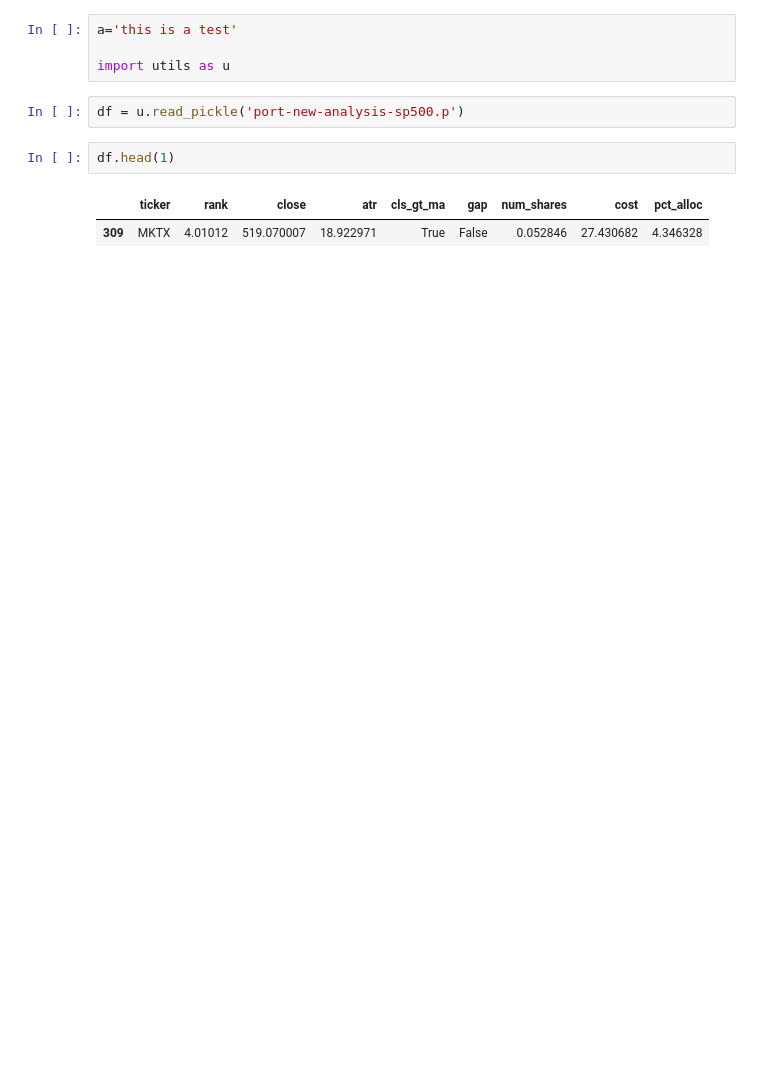
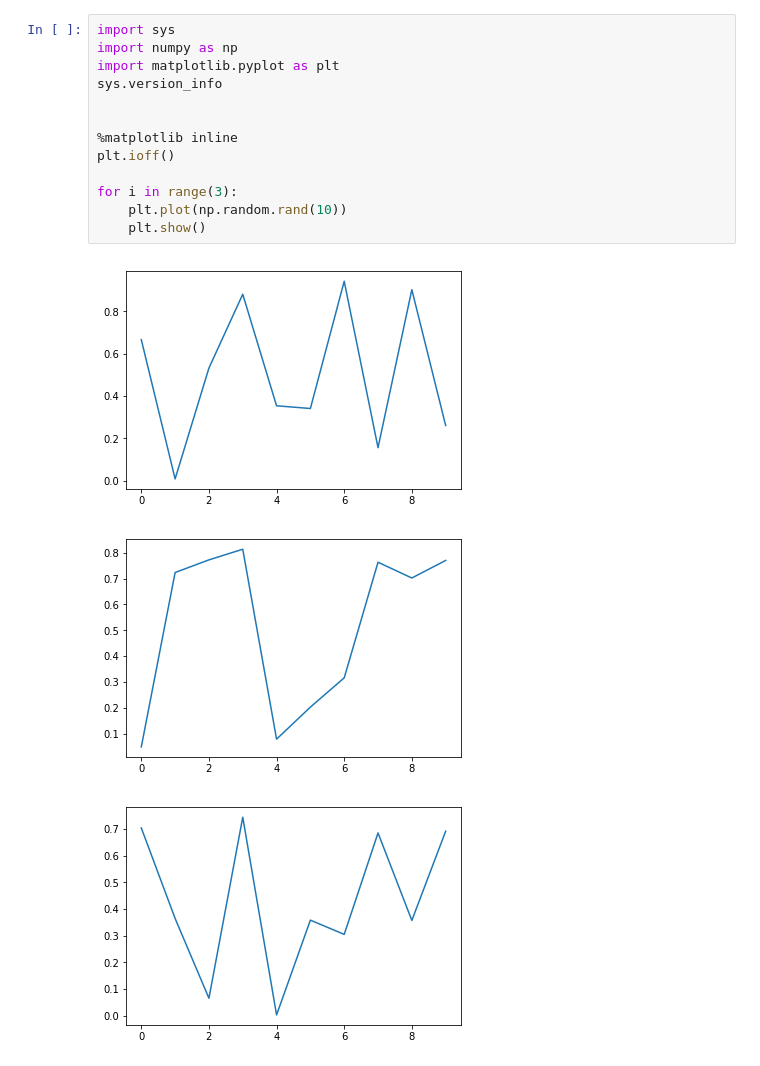
Before and after one commit to jzendle/mobetta, a Jupyter notebook: mobetta.ipynb, the cells around one changed output. Cells and saved outputs as stored; diff of their text form; blank space fills up the shorter version.

```diff
--- a/mobetta.ipynb
+++ b/mobetta.ipynb
@@ -1,11 +1,17 @@
-# %%
-a='this is a test'
-
-import utils as u
-# %%
-df = u.read_pickle('port-new-analysis-sp500.p')
-# %%
-df.head(1)
-# %% [output]
-|  | ticker | rank | close | atr | cls_gt_ma | gap | num_shares | cost | pct_alloc |
-| 309 | MKTX | 4.01012 | 519.070007 | 18.922971 | True | False | 0.052846 | 27.430682 | 4.346328 |
+# %%
+import sys
+import numpy as np
+import matplotlib.pyplot as plt
+sys.version_info
+
+
+%matplotlib inline
+plt.ioff()
+
+for i in range(3):
+    plt.plot(np.random.rand(10))
+    plt.show()
+# %% [output]
+[figure, added]
+[figure, added]
+[figure, added]
```
Also changed, not shown: 1 other file.
